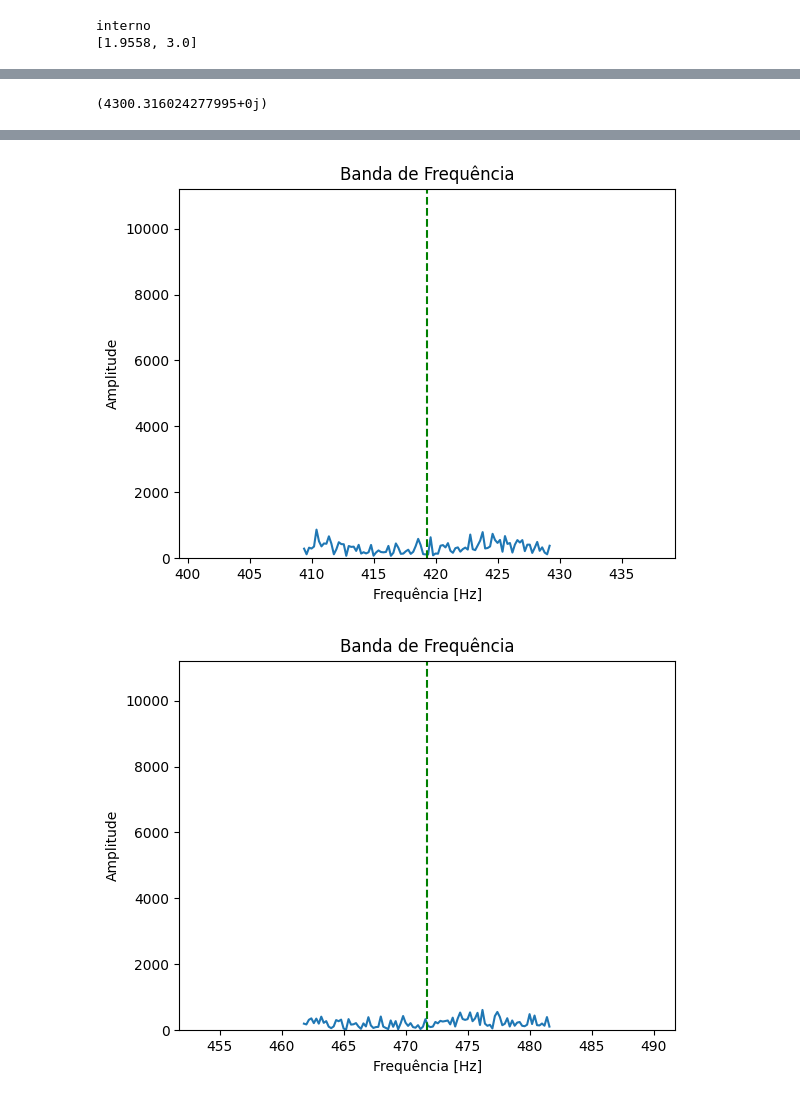
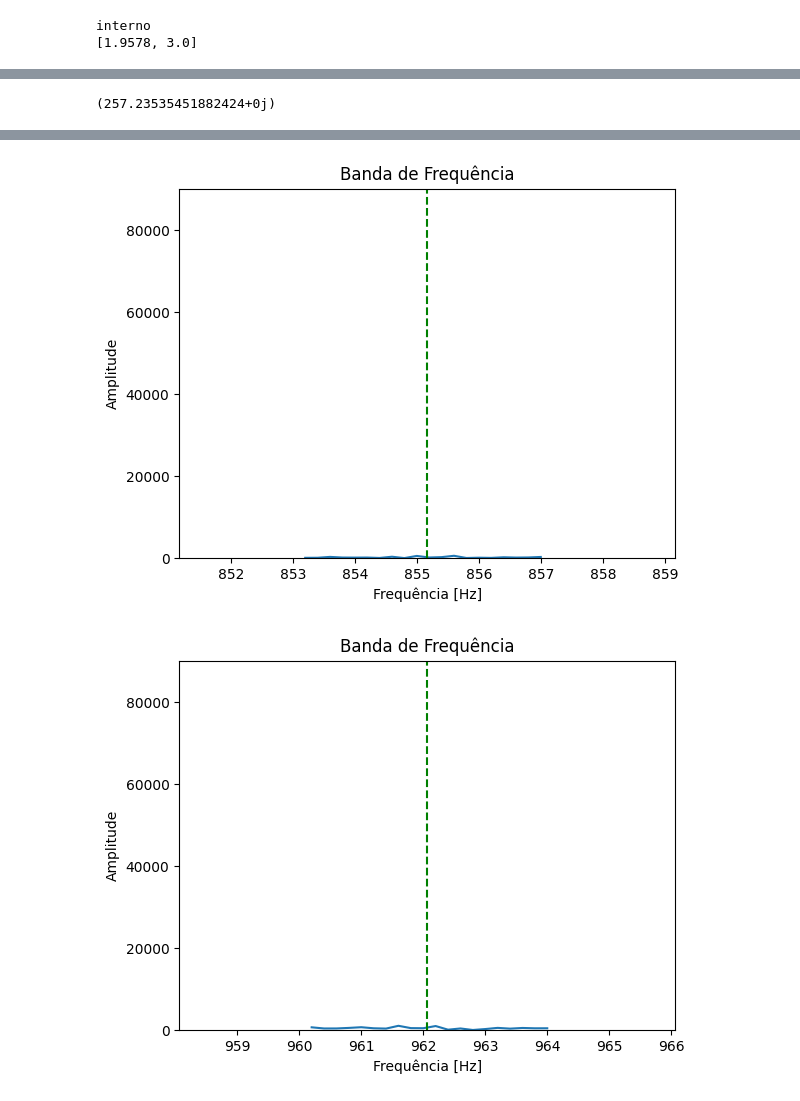
Before and after one commit to dossleo/ProjetoFinal_LeoanrdoPacheco_UFRJ_LAVI, a Jupyter notebook: indicadores_frequencia.ipynb, the cells around one changed output, grey strips where cells are left out. Saved outputs shown, nothing was run; the diff lists cells and outputs as text; code cells hidden in the pictures.

```diff
--- a/indicadores_frequencia.ipynb
+++ b/indicadores_frequencia.ipynb
@@ -52,7 +52,7 @@ pasta ='database/dados_brutos/underhang/ball_fault/35g'
 # pasta ='database/dados_brutos/underhang/outer_race/35g'
 # %%
 arquivos = os.listdir(pasta) # for n2
-arquivo = arquivos[0] # for n3
+arquivo = arquivos[-10] # for n3
 calibracao = ['interno','externo']
 sensor = f'rolamento_{calibracao[0]}_radial2'
 coluna = models.sensores[sensor]
@@ -83,7 +83,7 @@ for i in range(len(frequencia_de_referencia)):
 # frequencia_de_referencia = [models.outer_race]
 # %% [output]
 interno
-[1.9558, 3.0]
+[1.9578, 3.0]
 # %%
 Objeto_Frequencia = indicadores_frequencia.DominioFrequencia(sinal,rpm)
 fourier_banda, frequencia_banda = Objeto_Frequencia.banda_frequencia(rpm,2)
@@ -93,13 +93,13 @@ fourier_banda, frequencia_banda = Objeto_Frequencia.banda_frequencia(rpm,2)
 # rpm = np.abs(frequencia_banda[list(fourier_banda).index(np.max(fourier_banda),0,-1)])
 # rpm
 # %%
-# Objeto_Frequencia.plot_banda(rpm,60)
-# print(np.max(Objeto_Frequencia.fourier_banda))
+Objeto_Frequencia.plot_banda(rpm,rpm)
+print(np.max(Objeto_Frequencia.fourier_banda))
 
 # indice_rpm_correto = list(Objeto_Frequencia.fourier_banda).index(np.max(Objeto_Frequencia.fourier_banda),0,-1)
 
 # rpm_medio = np.abs(Objeto_Frequencia.frequencia_banda[indice_rpm_correto])
 
 for ordem in range(10):
-    Objeto_Frequencia.plot_banda(frequencia_de_referencia[0]*(ordem+1),20)
+    Objeto_Frequencia.plot_banda(frequencia_de_referencia[0]*(ordem+1),rpm)
 # %% [output]
@@ -107 +107 @@ for ordem in range(10):
-(4300.316024277995+0j)
+(257.23535451882424+0j)
@@ -115,2 +115,2 @@ for ordem in range(10):
-[figure, old version]
+[figure, new version]
-[figure, old version]
+[figure, new version]
```
Also changed, not shown: parts of 3 cells of this notebook, 4 other files.
